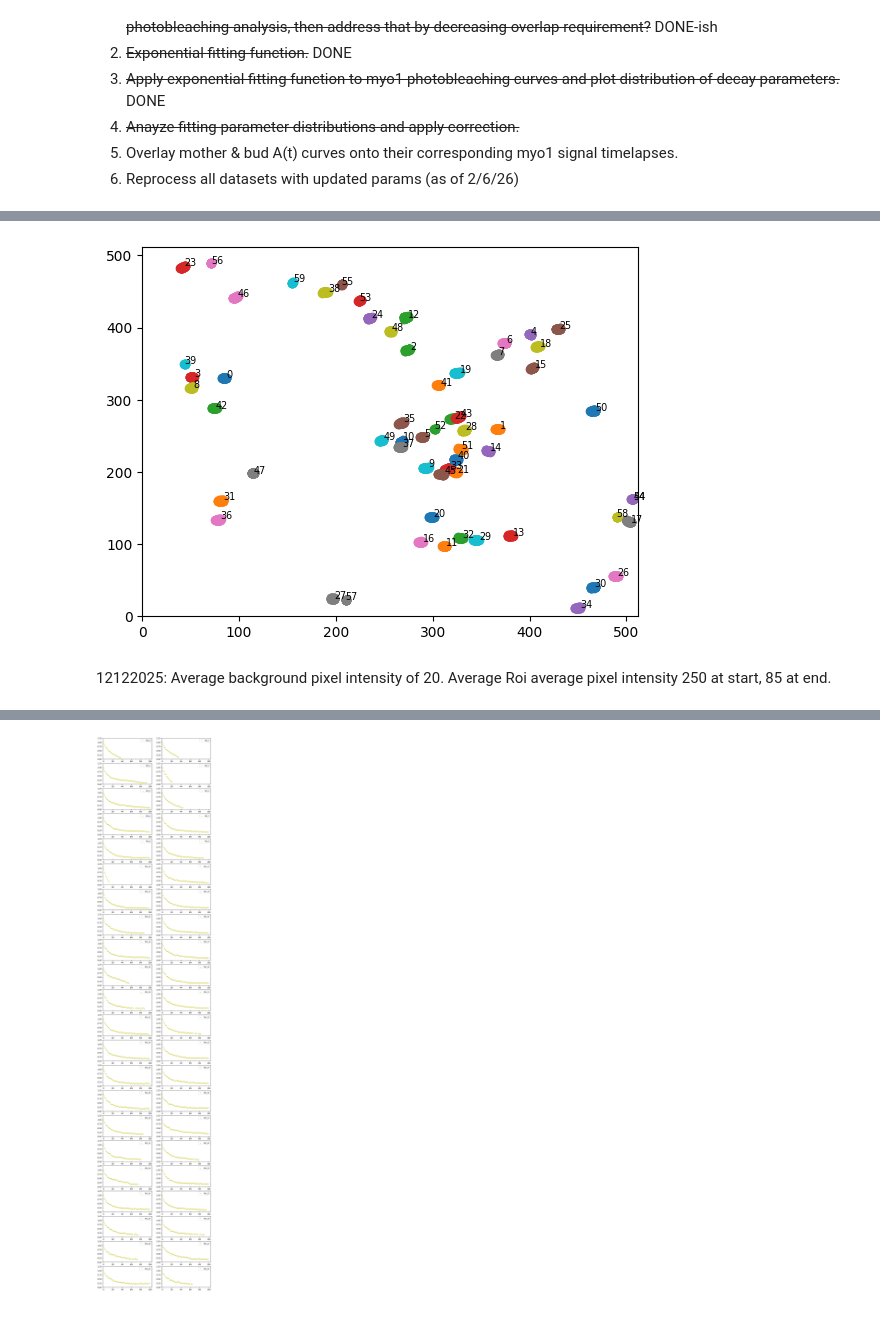
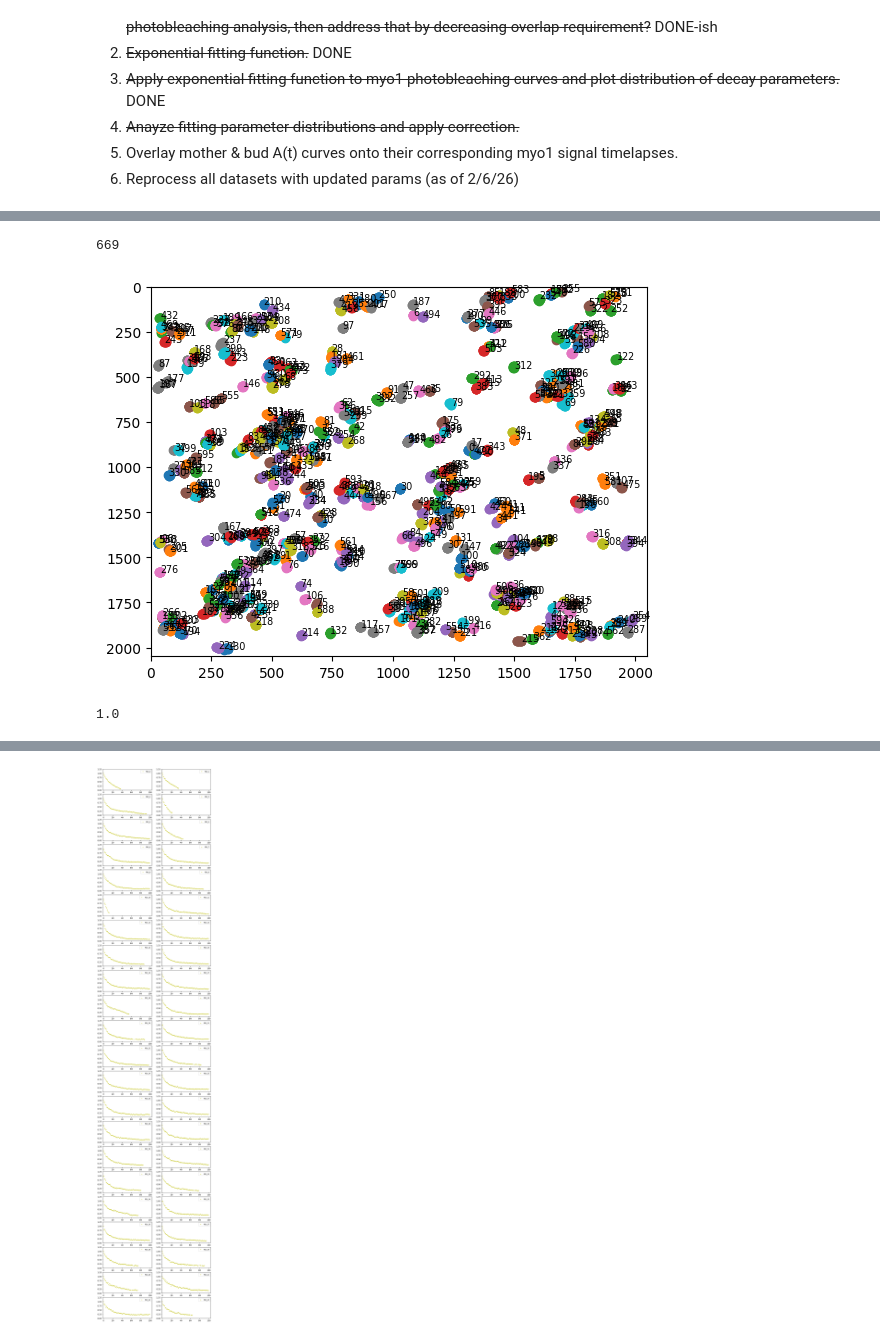
Before and after one commit to jglichowsk/organelle-measure, a Jupyter notebook: organelle_measure/notebooks/myo1-globular-timelapse-analysis.ipynb, the cells around one changed output, grey strips where cells are left out. Cells and saved outputs as stored; diff of their text form; code cells hidden in the pictures.

```diff
--- a/organelle_measure/notebooks/myo1-globular-timelapse-analysis.ipynb
+++ b/organelle_measure/notebooks/myo1-globular-timelapse-analysis.ipynb
@@ -227,7 +264,12 @@ def roi_paths(df, roi_id, roi_radius=5, img_dim_x=512, img_dim_y=512):
 # janrun.to_csv(r'C:\Users\jglic\Downloads\Run_2\signal-analysis_12122025.csv', index=False)
 # janrun.to_csv(r'C:\Users\jglic\Downloads\1-29-26 myo1-mLemon photobleaching\signal-analysis_01292026_Run-1.csv',index=False)
 # %%
-df_12122025=pd.read_csv(r'C:\Users\jglic\Downloads\Run_2\signal-analysis_12122025.csv')
-df_01222026=pd.read_csv(r'C:\Users\jglic\Downloads\1-22-26 myo1-mLemon\signal-analysis_01222026.csv')
-df_01292026_r1=pd.read_csv(r'C:\Users\jglic\Downloads\1-29-26 myo1-mLemon photobleaching\signal-analysis_01292026_Run-1.csv')
-df_01292026_r2=pd.read_csv(r'C:\Users\jglic\Downloads\1-29-26 myo1-mLemon photobleaching\signal-analysis_01292026_Run-2.csv')
+novdf=pd.read_csv(r'C:\Users\jglic\Downloads\11-5-25 myo1-mLemon\Run_2\eyrbow-yellowconfocal_zstack-avg-proj_myo1_fov2_upscaled.csv')
+# df_12122025=pd.read_csv(r'C:\Users\jglic\Downloads\Run_2\signal-analysis_12122025.csv')
+# df_01222026=pd.read_csv(r'C:\Users\jglic\Downloads\1-22-26 myo1-mLemon\signal-analysis_01222026.csv')
+# df_01292026_r1=pd.read_csv(r'C:\Users\jglic\Downloads\1-29-26 myo1-mLemon photobleaching\signal-analysis_01292026_Run-1.csv')
+# df_01292026_r2=pd.read_csv(r'C:\Users\jglic\Downloads\1-29-26 myo1-mLemon photobleaching\signal-analysis_01292026_Run-2.csv')
+# %%
+len(np.unique(novdf['ROI_ID'].values))
+# %% [output]
+669
@@ -234,11 +321,11 @@ df_01292026_r2=pd.read_csv(r'C:\Users\jglic\Downloads\1-29-26 myo1-mLemon photob
 # %%
 # dind=0
 # df=analyze_signal(df_01222026, roi_ind=dind,metric='sum', plot_graph=True)
 fig, ax = plt.subplots()
-for id in np.unique(df_01292026_r1['ROI_ID'].values):
-    roi_paths(df_01292026_r1, roi_id=id)
+# for id in np.unique(novdf['ROI_ID'].values):
+
+for id in range(600):
+    roi_paths(novdf, roi_id=id, roi_radius=2)
 # dind+=2
 # %% [output]
-[figure, old version]
+[figure, new version]
-# %% [markdown]
-12122025: Average background pixel intensity of 20. Average Roi average pixel intensity 250 at start, 85 at end.
@@ -244,0 +379,7 @@ for id in np.unique(df_01292026_r1['ROI_ID'].values):
+# %%
+tl=np.array([.1,.4,.6,.8,1])
+# np.gradient(tl,.5)
+dd=np.where(tl>.4)
+tl[dd[0][-1]]
+# %% [output]
+1.0
```
Also changed, not shown: parts of 17 cells of this notebook, 4 other files.
